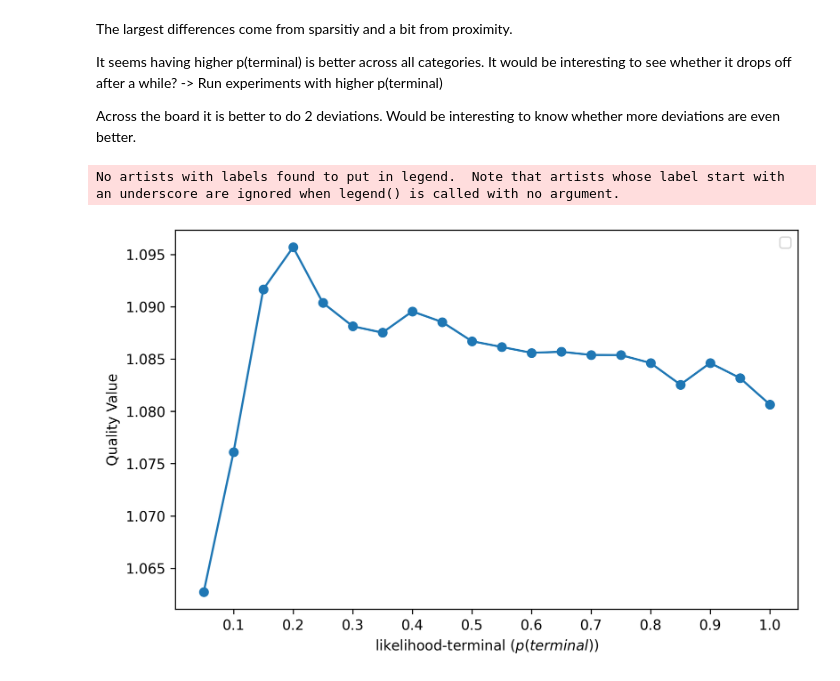
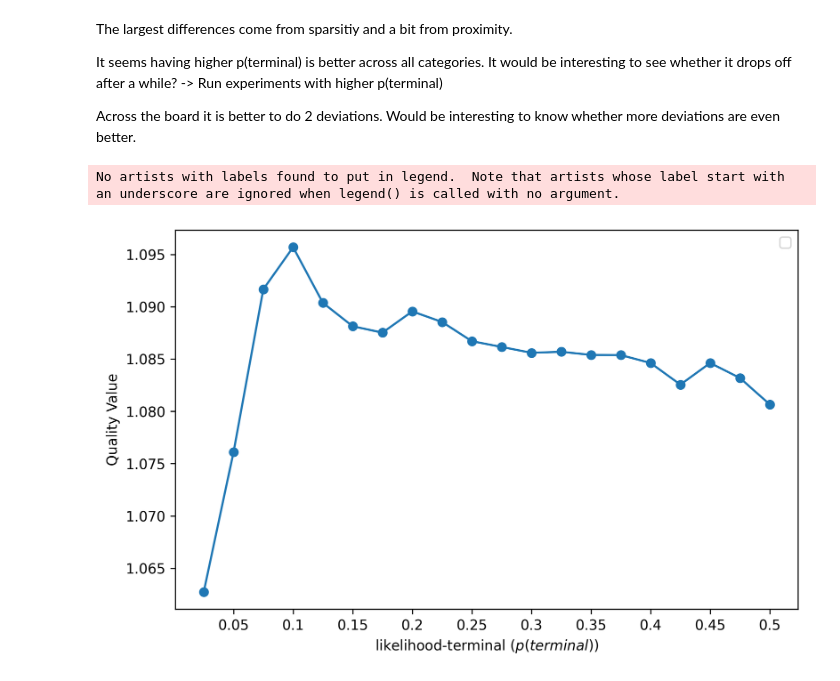
Before and after one commit to janweh/Counterfactual-Trajectory-Explanations-for-Learned-Reward-Functions, a Jupyter notebook: evaluation/anaylse_results/method_ablations_random.ipynb, the cells around one changed output. Drawn from its saved outputs; the diff is of its cells as text; code cells hidden in the pictures.

```diff
--- a/evaluation/anaylse_results/method_ablations_random.ipynb
+++ b/evaluation/anaylse_results/method_ablations_random.ipynb
@@ -262,27 +262,28 @@ It seems having higher p(terminal) is better across all categories. It would be
 Across the board it is better to do 2 deviations. Would be interesting to know whether more deviations are even better.
 # %%
 x = ['0.05', '0.1', '0.15', '0.2', '0.25', '0.3', '0.35', '0.4', '0.45', '0.5', '0.55', '0.6', '0.65', '0.7', '0.75', '0.8', '0.85', '0.9', '0.95', '1.0']
+x_labels = ['0.025', '0.05', '0.075', '0.1', '0.125', '0.15', '0.175', '0.2', '0.225', '0.25', '0.275', '0.3', '0.325', '0.35', '0.375', '0.4', '0.425', '0.45', '0.475', '0.5']
 x_m = 'meeting'
 
 y = [means['random'+i] for i in x]
 y_std = [stds['random'+i] for i in x]
 y_upper_quartile = [np.quantile(qcs_all['random'+i], 0.75) for i in x]
 y_lower_quartile = [np.quantile(qcs_all['random'+i], 0.25) for i in x]
 # y_6_std = [stds['a_ending_prob'+i+'_num_deviations6'] if i != '0.2' else stds['a_num_deviations6'] for i in x]
 
 plt.figure(figsize=(8, 5), dpi=300)
 plt.plot(x, y, '-o')
 
 # Get x ticks
 x_ticks = np.arange(1, len(x), 2)
 
 # Set x ticks
-plt.xticks(x_ticks, [x[i] for i in x_ticks])
+plt.xticks(x_ticks, [x_labels[i] for i in x_ticks])
 plt.ylabel('Quality Value')
 plt.xlabel('likelihood-terminal ($p(terminal)$)')
 # plt.title('Quality Criteria achieved by different methods of ending the CTE.')
 plt.legend()
-plt.show()
+plt.savefig('random-pterm.pdf', bbox_inches='tight')
 # %% [output]
 No artists with labels found to put in legend.  Note that artists whose label start with an underscore are ignored when legend() is called with no argument.
-[figure, old version]
+[figure, new version]
```
Also changed, not shown: 57 other files.
